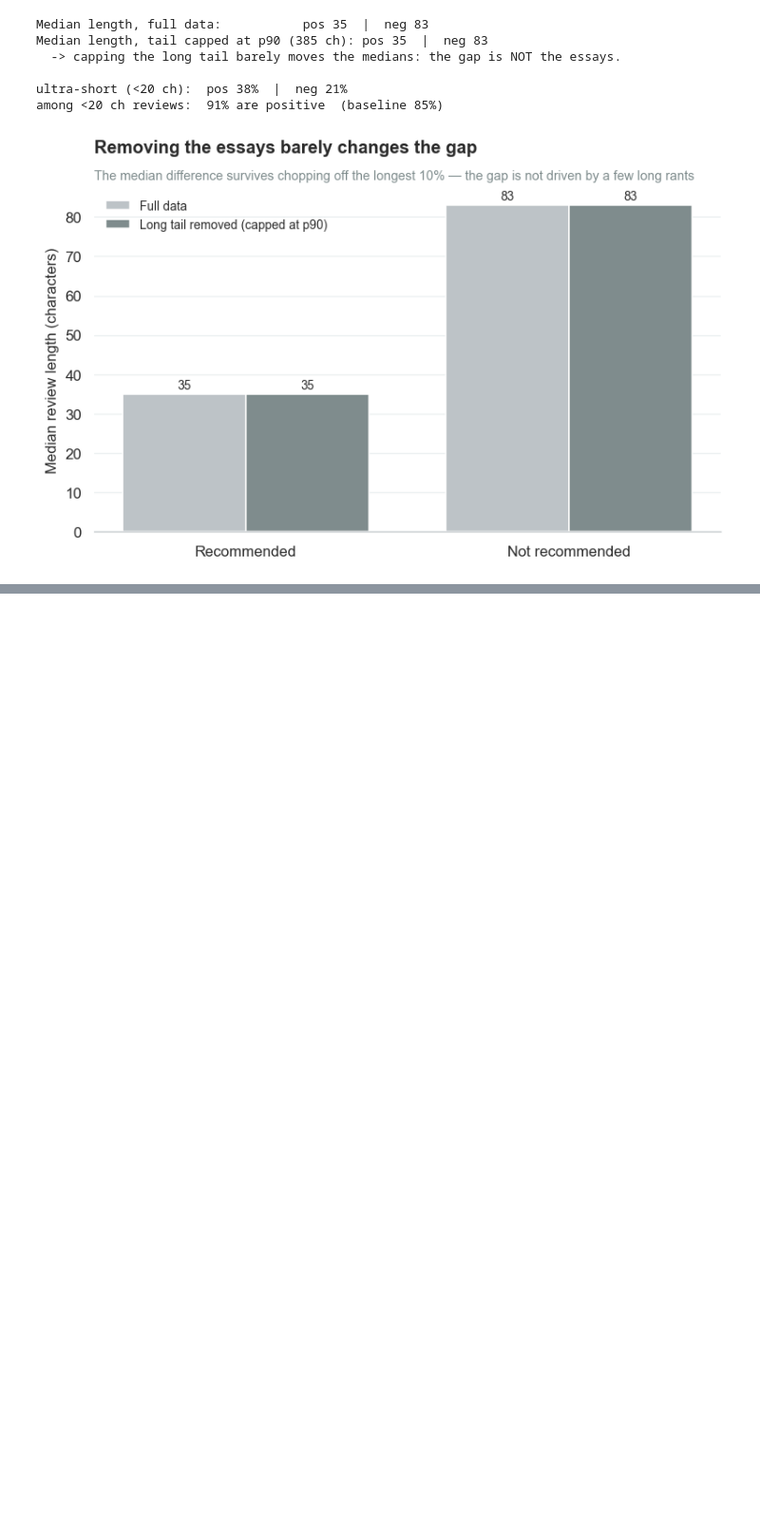
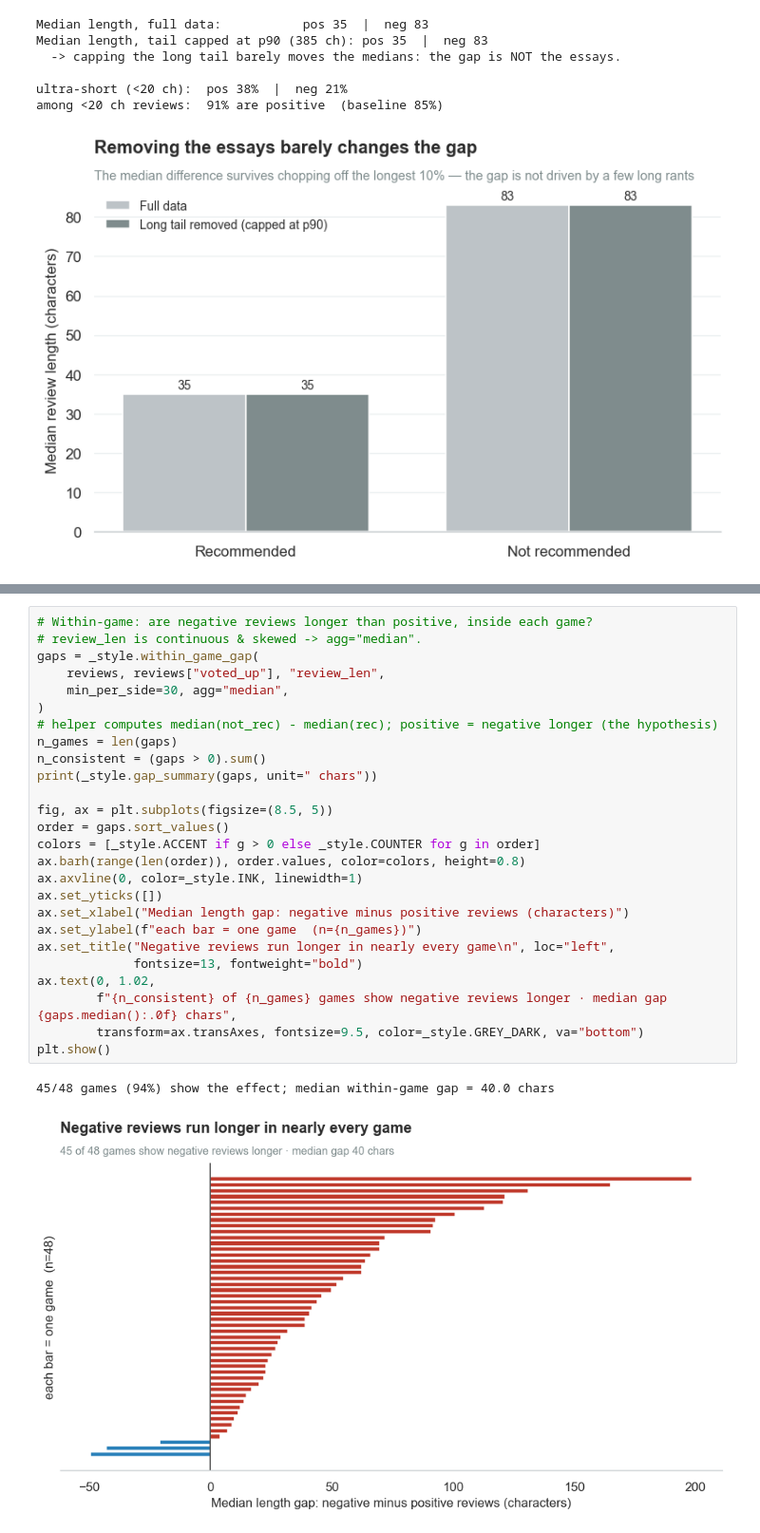
Before and after one commit to arda-basarici/steam-reviews, a Jupyter notebook: analysis/03_negativity_is_verbose.ipynb, the cells around one changed output, grey strips where cells are left out. Shown at 95% size. Saved outputs shown, nothing was run; the diff lists cells and outputs as text; blank space fills up the shorter version.

```diff
--- a/analysis/03_negativity_is_verbose.ipynb
+++ b/analysis/03_negativity_is_verbose.ipynb
@@ -160,0 +165,29 @@ among <20 ch reviews:  91% are positive  (baseline 85%)
+# %%
+# Within-game: are negative reviews longer than positive, inside each game?
+# review_len is continuous & skewed -> agg="median".
+gaps = _style.within_game_gap(
+    reviews, reviews["voted_up"], "review_len",
+    min_per_side=30, agg="median",
+)
+# helper computes median(not_rec) - median(rec); positive = negative longer (the hypothesis)
+n_games = len(gaps)
+n_consistent = (gaps > 0).sum()
+print(_style.gap_summary(gaps, unit=" chars"))
+
+fig, ax = plt.subplots(figsize=(8.5, 5))
+order = gaps.sort_values()
+colors = [_style.ACCENT if g > 0 else _style.COUNTER for g in order]
+ax.barh(range(len(order)), order.values, color=colors, height=0.8)
+ax.axvline(0, color=_style.INK, linewidth=1)
+ax.set_yticks([])
+ax.set_xlabel("Median length gap: negative minus positive reviews (characters)")
+ax.set_ylabel(f"each bar = one game  (n={n_games})")
+ax.set_title("Negative reviews run longer in nearly every game\n", loc="left",
+             fontsize=13, fontweight="bold")
+ax.text(0, 1.02,
+        f"{n_consistent} of {n_games} games show negative reviews longer · median gap {gaps.median():.0f} chars",
+        transform=ax.transAxes, fontsize=9.5, color=_style.GREY_DARK, va="bottom")
+plt.show()
+# %% [output]
+45/48 games (94%) show the effect; median within-game gap = 40.0 chars
+[figure, added]
```
Also changed, not shown: parts of 2 cells of this notebook.
